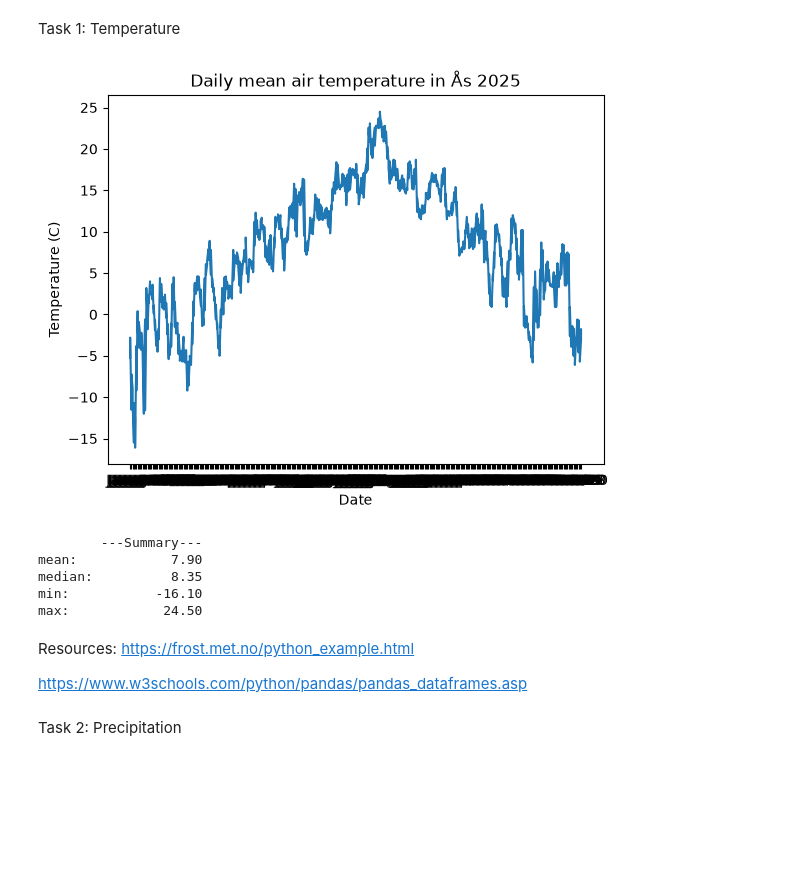
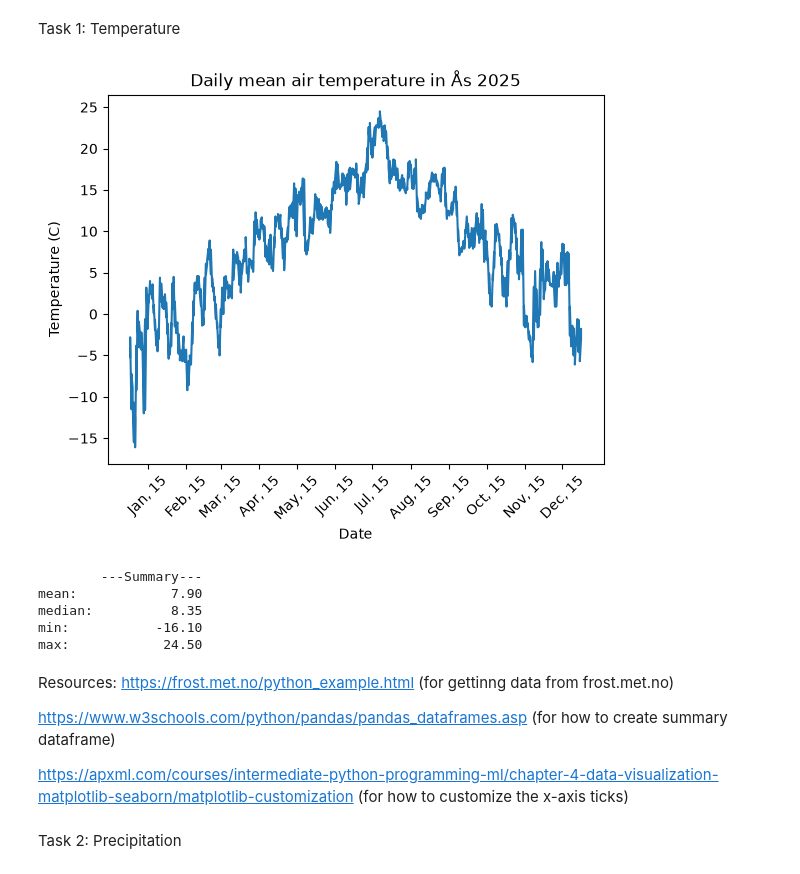
Before and after one commit to GoodDag/Deliverable_1, a Jupyter notebook: Deliverable_1.ipynb, the cells around one changed output. Cells and saved outputs as stored; diff of their text form; code cells hidden in the pictures; blank space fills up the shorter version.

Commit message:
Updated formatting og plots

```diff
--- a/Deliverable_1.ipynb
+++ b/Deliverable_1.ipynb
@@ -2,10 +2,10 @@
 Task 1: Temperature
 # %%
 import datetime as dt
+
 import matplotlib.pyplot as plt
 import pandas as pd
 import requests
-
 
 endpoint = 'https://frost.met.no/observations/v0.jsonld'
 parameters = {'sources': 'SN17850',
@@ -18,46 +18,51 @@ client_id = open('/Users/norahattrem/Desktop/Programmering/Visual_Studio_Code/IN
 task1_response = requests.get(endpoint, parameters, auth=(client_id, ""))
 assert task1_response.status_code == 200
 
 task1_json = task1_response.json()
 
 task1_data = task1_json['data']
 
 # This will return a Dataframe with all of the observations in a table format
 task1_list = []
 task1_df = pd.DataFrame()
 for i in range(len(task1_data)):
     row = pd.DataFrame(task1_data[i]['observations'])
     row['referenceTime'] = dt.datetime.strftime(dt.datetime.fromisoformat(task1_data[i]['referenceTime']), '%b, %d')
     row['sourceId'] = task1_data[i]['sourceId']
     task1_list.append(row)
 
 task1_df = pd.concat(task1_list)
 task1_df = task1_df.reset_index()
 
 task1_summary = {'---Summary---': [f'{task1_df["value"].mean():.2f}', f'{task1_df["value"].median():.2f}', f'{task1_df["value"].min():.2f}', f'{task1_df["value"].max():.2f}']}
 task1_summary_df = pd.DataFrame(task1_summary, index=['mean:', 'median:', 'min:', 'max:'])
 
+date_list = [(dt.datetime.strptime(f'{i}, 15', '%m, %d').strftime('%b, %d')) for i in range(1, 13)]
+
 plt.plot(task1_df['referenceTime'], task1_df['value'], label='2025')
+plt.xticks(date_list, rotation=45)
 plt.xlabel('Date')
 plt.ylabel('Temperature (C)')
 plt.title('Daily mean air temperature in Ås 2025')
 plt.show()
 
 print(task1_summary_df)
-
-# Fix dates
 # %% [output]
-[figure, old version]
+[figure, new version]
         ---Summary---
 mean:            7.90
 median:          8.35
 min:           -16.10
 max:            24.50
 # %% [markdown]
+
+
 Resources:
-https://frost.met.no/python_example.html
+https://frost.met.no/python_example.html (for gettinng data from frost.met.no)
 
-https://www.w3schools.com/python/pandas/pandas_dataframes.asp
+https://www.w3schools.com/python/pandas/pandas_dataframes.asp (for how to create summary dataframe)
+
+https://apxml.com/courses/intermediate-python-programming-ml/chapter-4-data-visualization-matplotlib-seaborn/matplotlib-customization (for how to customize the x-axis ticks)
 # %% [markdown]
 Task 2: Precipitation
 # %%
```
Also changed, not shown: parts of 6 cells of this notebook.
